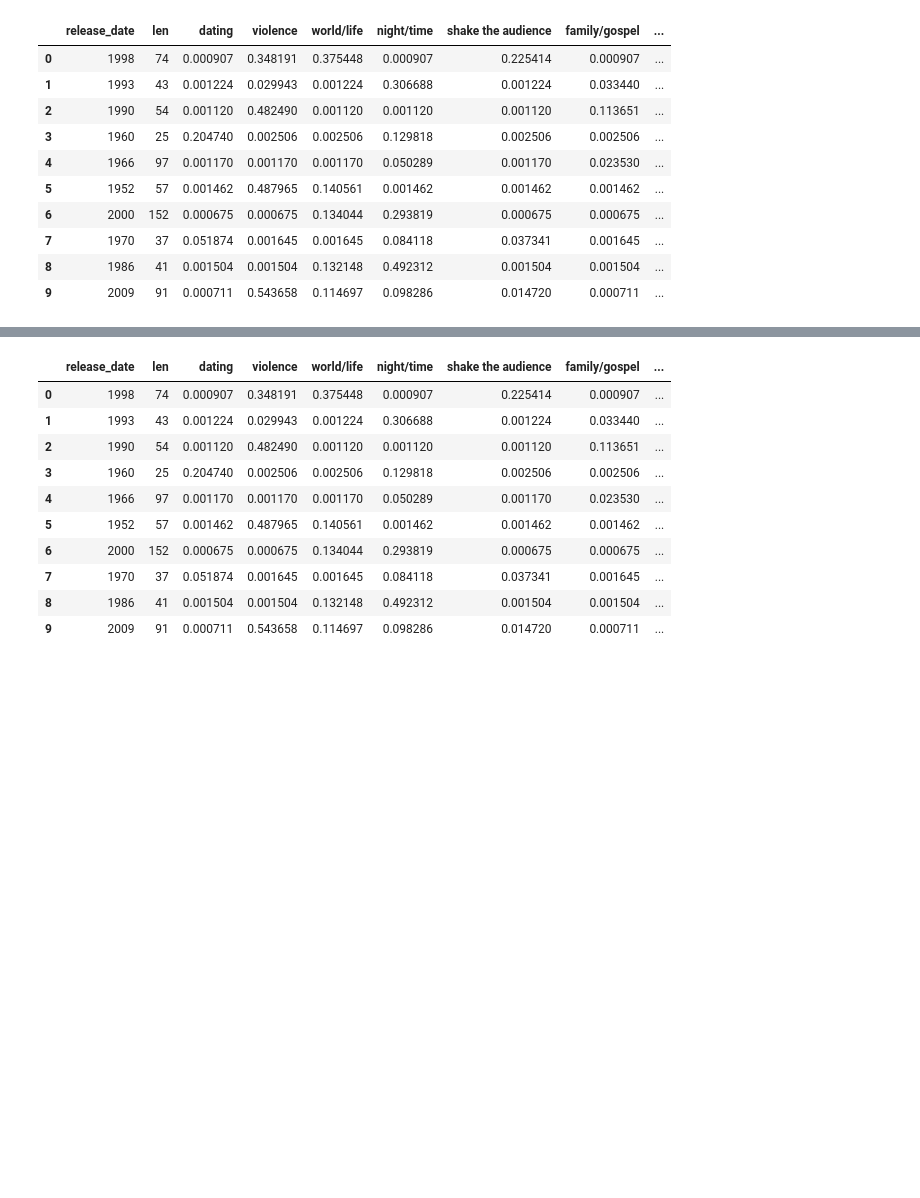
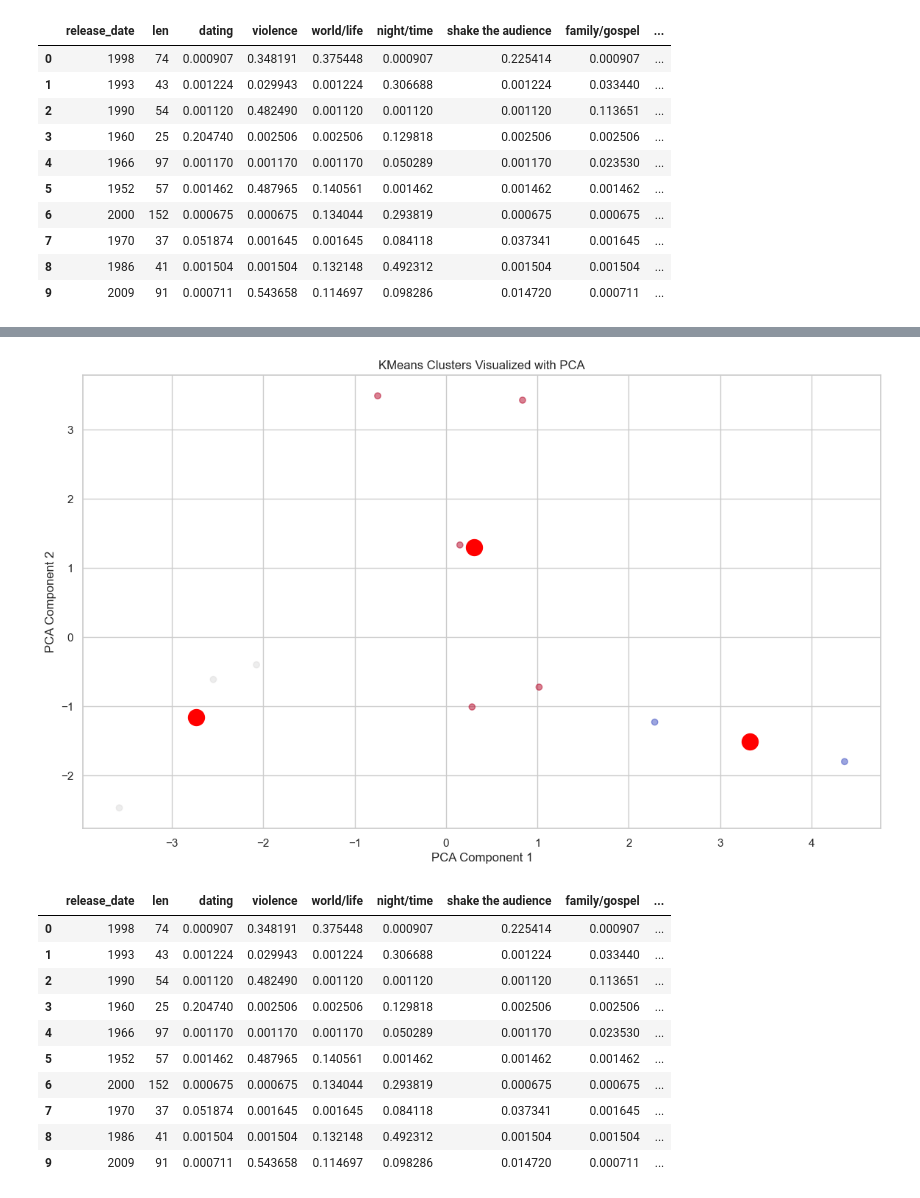
Before and after one commit to GClark89/MusicTrain, a Jupyter notebook: NewSample.ipynb, the cells around one changed output, grey strips where cells are left out. Cells and saved outputs as stored; diff of their text form; code cells hidden in the pictures; blank space fills up the shorter version.

```diff
--- a/NewSample.ipynb
+++ b/NewSample.ipynb
@@ -46 +122,19 @@ df_clean
+# %%
+from sklearn.decomposition import PCA
+
+pca = PCA(n_components=2)
+X_pca = pca.fit_transform(X1_scaled)
+
+kmeans_scaled = KMeans(n_clusters=3, random_state=42)
+clusters = kmeans_scaled.fit_predict(X_pca)
+
+plt.figure(figsize=(14, 8))
+plt.scatter(X_pca[:, 0], X_pca[:, 1], c = clusters, cmap= "coolwarm", alpha = 0.5)
+plt.scatter(kmeans_scaled.cluster_centers_[:,0], kmeans_scaled.cluster_centers_[:,1], color="red", s=250)
+plt.title('KMeans Clusters Visualized with PCA')
+plt.xlabel('PCA Component 1')
+plt.ylabel('PCA Component 2')
+plt.show()
+# %% [output]
+[figure, added]
 # %%
```
Also changed, not shown: parts of 12 cells of this notebook, 1 other file.
